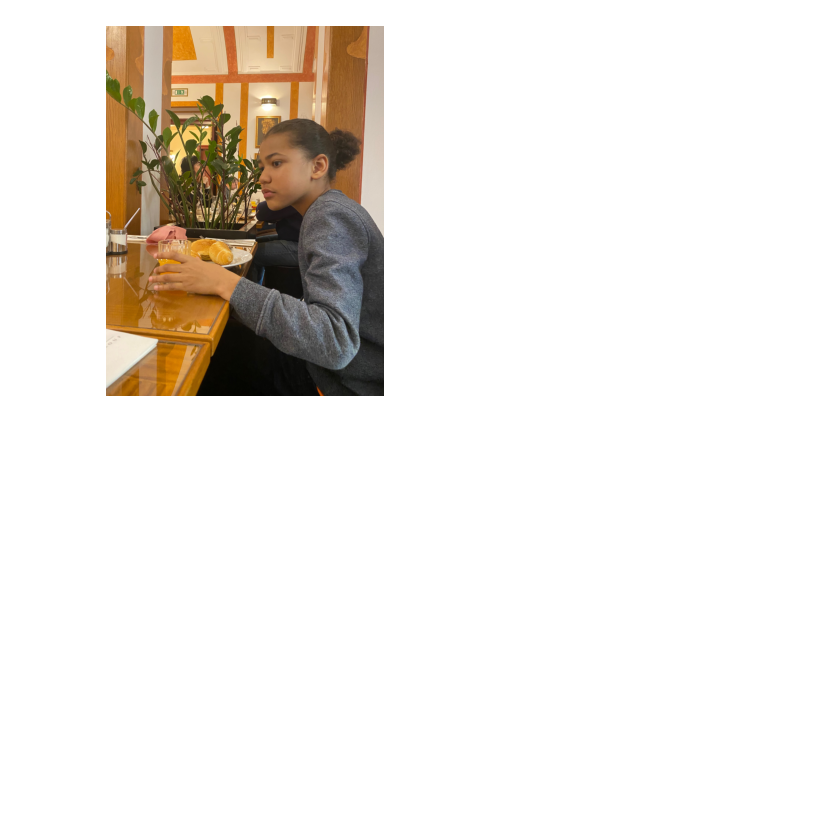
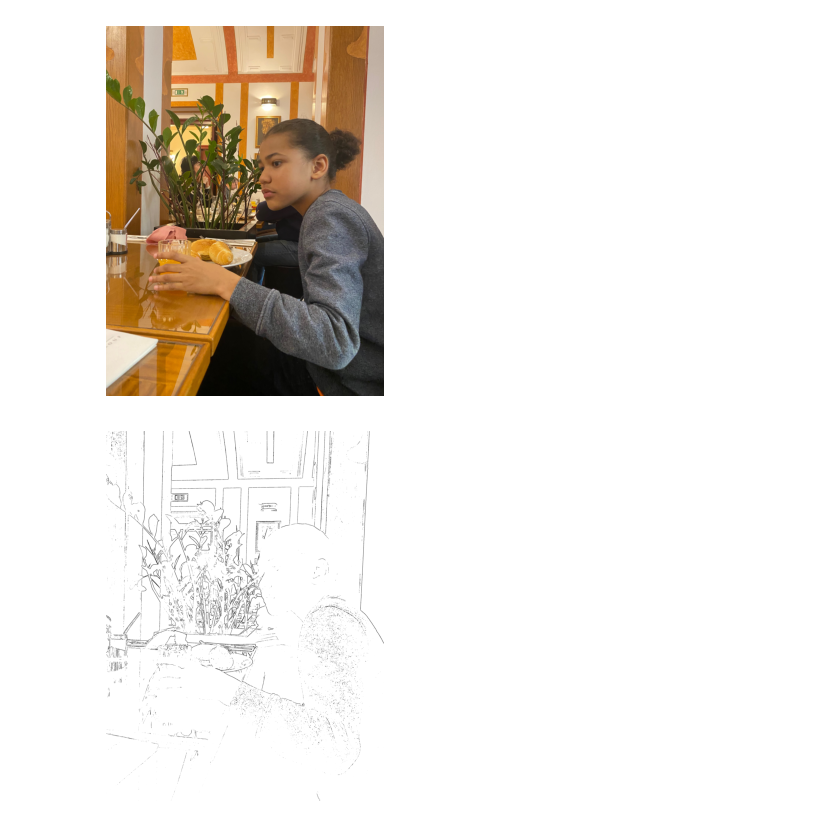
Before and after one commit to Ochwada/Data-Science-2023, a Jupyter notebook: Photos into Cartoons/photo_to_catoons.ipynb, the cells around one changed output. Drawn from its saved outputs; the diff is of its cells as text; code cells hidden in the pictures; blank space fills up the shorter version.

Commit message:
creating a pencil sketch and cartoon from an image

```diff
--- a/Photos into Cartoons/photo_to_catoons.ipynb
+++ b/Photos into Cartoons/photo_to_catoons.ipynb
@@ -26,0 +43,26 @@ else:
+# %%
+# Creating Edge Mask
+
+def edge_mask(img, line_size, blur_value):
+  gray = cv2.cvtColor(img, cv2.COLOR_BGR2GRAY)
+  gray_blur = cv2.medianBlur(gray, blur_value)
+  edges = cv2.adaptiveThreshold(gray_blur, 255, cv2.ADAPTIVE_THRESH_MEAN_C, cv2.THRESH_BINARY, line_size, blur_value)
+  return edges
+# %%
+# Generating Pencil Sketch from Image
+
+line_size = 7
+blur_value = 7
+
+if img is None:
+    print("Failed to load image.")
+else:
+    edges = edge_mask(img, line_size, blur_value)
+    cv2.imwrite('pencil_sketch.jpg', edges)
+
+    # Display the image using matplotlib instead of cv2
+    plt.imshow(edges, cmap='gray')
+    plt.axis('off')  # This will hide the axis values
+    plt.show()
+# %% [output]
+[figure, added]
```
Also changed, not shown: parts of 3 cells of this notebook, 3 other files.
